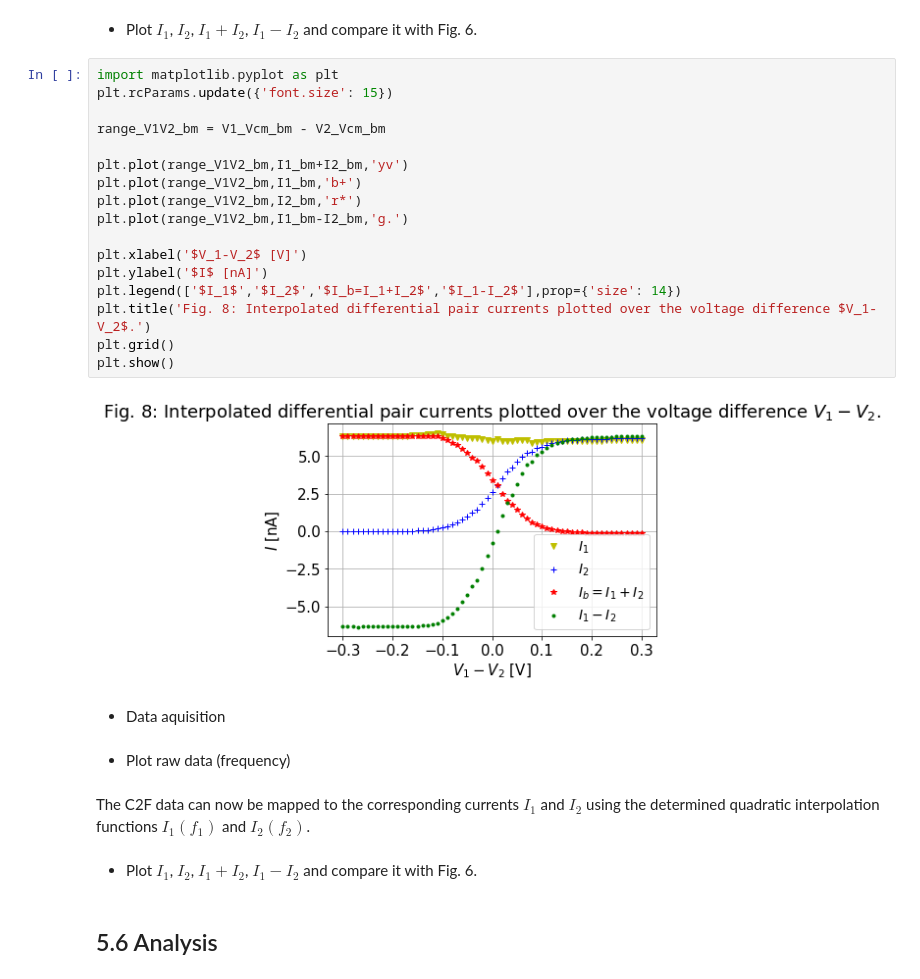
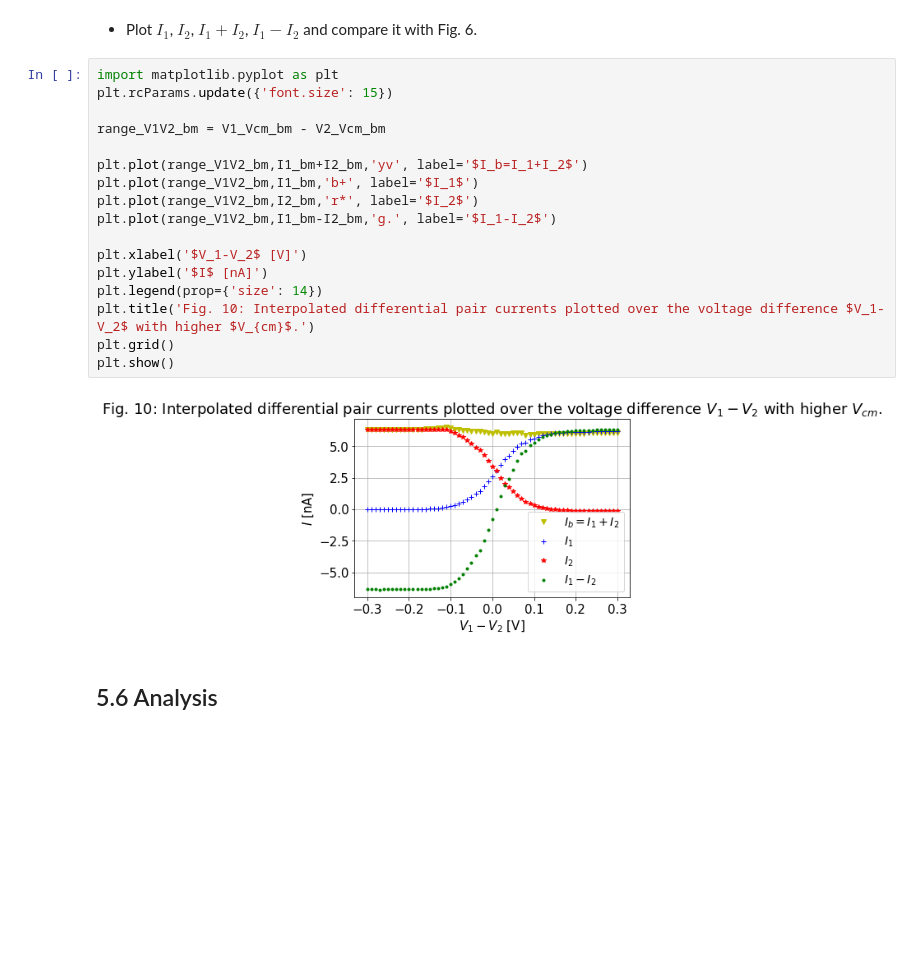
Before and after one commit to janhohenheim/neuromorphic-engineering-one, a Jupyter notebook: neuromorphic_engineering_one/session4_static_circuits/2021_Lab04_Static_Circuits_4.5_Jan_Hohenheim.ipynb, the cells around one changed output. Drawn from its saved outputs; the diff is of its cells as text; blank space fills up the shorter version.

```diff
--- a/neuromorphic_engineering_one/session4_static_circuits/2021_Lab04_Static_Circuits_4.5_Jan_Hohenheim.ipynb
+++ b/neuromorphic_engineering_one/session4_static_circuits/2021_Lab04_Static_Circuits_4.5_Jan_Hohenheim.ipynb
@@ -967,30 +961,22 @@ The C2F data can now be mapped to the corresponding currents $I_1$ and $I_2$ usi
 # %%
 import matplotlib.pyplot as plt
 plt.rcParams.update({'font.size': 15})
 
 range_V1V2_bm = V1_Vcm_bm - V2_Vcm_bm
 
-plt.plot(range_V1V2_bm,I1_bm+I2_bm,'yv')
-plt.plot(range_V1V2_bm,I1_bm,'b+')
-plt.plot(range_V1V2_bm,I2_bm,'r*')
-plt.plot(range_V1V2_bm,I1_bm-I2_bm,'g.')
+plt.plot(range_V1V2_bm,I1_bm+I2_bm,'yv', label='$I_b=I_1+I_2$')
+plt.plot(range_V1V2_bm,I1_bm,'b+', label='$I_1$')
+plt.plot(range_V1V2_bm,I2_bm,'r*', label='$I_2$')
+plt.plot(range_V1V2_bm,I1_bm-I2_bm,'g.', label='$I_1-I_2$')
 
 plt.xlabel('$V_1-V_2$ [V]')
 plt.ylabel('$I$ [nA]')
-plt.legend(['$I_1$','$I_2$','$I_b=I_1+I_2$','$I_1-I_2$'],prop={'size': 14})
-plt.title('Fig. 8: Interpolated differential pair currents plotted over the voltage difference $V_1-V_2$.')
+plt.legend(prop={'size': 14})
+plt.title('Fig. 10: Interpolated differential pair currents plotted over the voltage difference $V_1-V_2$ with higher $V_{cm}$.')
 plt.grid()
 plt.show()
 # %% [output]
-[figure, old version]
+[figure, new version]
-# %% [markdown]
-* Data aquisition
-# %% [markdown]
-* Plot raw data (frequency)
-# %% [markdown]
-The C2F data can now be mapped to the corresponding currents $I_1$ and $I_2$ using the determined quadratic interpolation functions $I_1(f_1)$ and $I_2(f_2)$.
-# %% [markdown]
-* Plot $I_1$, $I_2$, $I_1 + I_2$, $I_1 - I_2$ and compare it with Fig. 6.
 # %% [markdown]
 ## 5.6 Analysis
 # %% [markdown]
```
Also changed, not shown: parts of 27 cells of this notebook, 1 other file.
